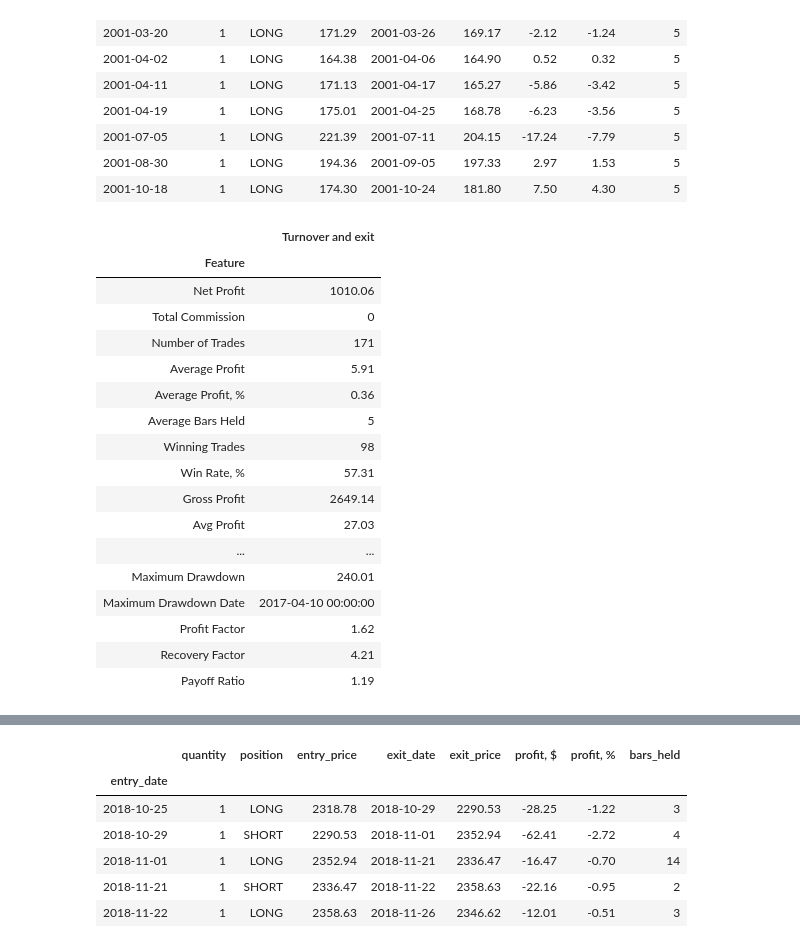
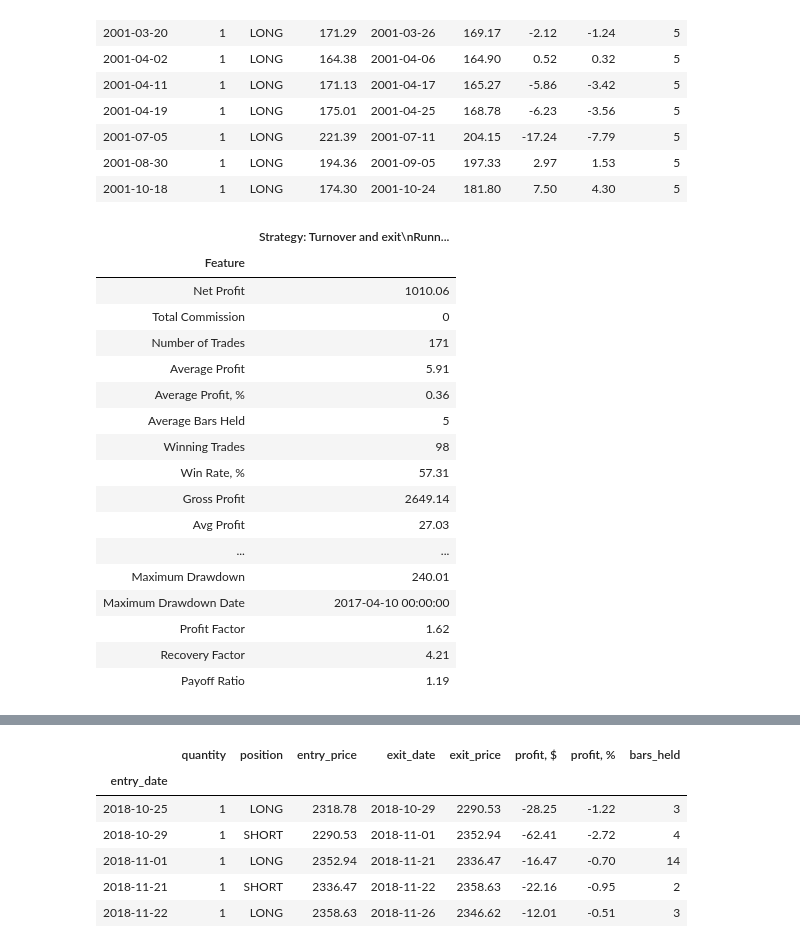
Before and after one commit to mozzherina/cherimoya, a Jupyter notebook: atPortfolio.ipynb, the cells around one changed output, grey strips where cells are left out. Drawn from its saved outputs; the diff is of its cells as text; code cells hidden in the pictures.

Commit message:
Strategy name mostly

```diff
--- a/atPortfolio.ipynb
+++ b/atPortfolio.ipynb
@@ -55,18 +55,21 @@ visualizer.show_property(df.close, from_date='2001-04-15', to_date='2001-05-01',
 [figure]
 # %%
 turnoverExit = Strategy(name = "Turnover and exit",
+                        data = df,
                         long = Policy.down_cross_indicator,
                         exLong = Policy.propagate,
                         short = Policy.up_cross_indicator,
                         exShort = Policy.propagate,
                         enter_on_next = True,
                         modes = [MODE_ALL, MODE_LONGS, MODE_SHORTS],
-                        long_params = {'indicator': Indicator.sma,
+                        long_params = {'prices': 'close',
+                                       'indicator': Indicator.sma,
                                        'ret_val': SIGNAL_LONG,
                                        'window': 30},
                         exLong_params = {'ret_val': SIGNAL_EXIT,
                                          'window': 4},
-                        short_params = {'indicator': Indicator.sma,
+                        short_params = {'prices': 'close',
+                                        'indicator': Indicator.sma,
                                         'ret_val': SIGNAL_SHORT,
                                         'window': 30},
                         exShort_params = {'ret_val': SIGNAL_EXIT,
@@ -295,8 +311,7 @@ class NaivePortfolio(Portfolio):
         return result
 
     def apply_strategy(self, symbol: str, strategy: Strategy,
-                       m:Mode = MODE_ALL, long_price:str = 'close',
-                       short_price:str = 'close') -> tpFrame:
+                       m:Mode = MODE_ALL) -> (str, tpFrame):
         """
         Function is responsible for applying given strategy and calculating
         dataframe with results
@@ -312,10 +327,8 @@ class NaivePortfolio(Portfolio):
         Dataframe with results
         """
 
-        df = self._bars.all_bars(symbol).copy()[['open', 'high', 'low', 'close']]
-        df['signal'] = strategy.calculate_all(m = m,
-                                 long_params = {'prices': df[long_price]},
-                                 short_params = {'prices': df[short_price]})
+        df = strategy._data.copy()[['open', 'high', 'low', 'close']]
+        name, df['signal'] = strategy.calculate_all(m = m)
         # make continuous signal: 1, 1, 1, 0, 0, 0 - without NaNs
         df['signal'].fillna(method='pad', inplace=True)
         if self._quantity == 0:
@@ -368,7 +381,7 @@ class NaivePortfolio(Portfolio):
         df['equity'] = df.total + df.profit - df.profit_fix
         #df = df.apply(pd.to_numeric, downcast='float')
         #self.positions[(symbol, strategy.name + ' ({0})'.format(mode))] = df
-        return df
+        return name, df
 
     def get_trades(self, origin: tpFrame, file:str = None) -> tpFrame:
         """
@@ -491,6 +504,7 @@ class NaivePortfolio(Portfolio):
 # %%
 port = NaivePortfolio(bars, calc_fee = False)
 # %%
-df = port.apply_strategy(symbol, turnoverExit, m = MODE_LONGS)
+name, df = port.apply_strategy(symbol, turnoverExit, m = MODE_LONGS)
+print(name)
 df[320:335]
 # %% [output]
@@ -534,10 +549,10 @@ tr.head(15)
 | 2001-08-30 | 1 | LONG | 194.36 | 2001-09-05 | 197.33 | 2.97 | 1.53 | 5 |
 | 2001-10-18 | 1 | LONG | 174.30 | 2001-10-24 | 181.80 | 7.50 | 4.30 | 5 |
 # %%
-ms = port.get_metrics(df, tr, turnoverExit._name)
+ms = port.get_metrics(df, tr, name)
 ms
 # %% [output]
-|  | Turnover and exit |
+|  | Strategy: Turnover and exit\nRunn... |
 | Feature |  |
 | Net Profit | 1010.06 |
 | Total Commission | 0 |
```
Also changed, not shown: parts of 8 cells of this notebook, 3 other files.
